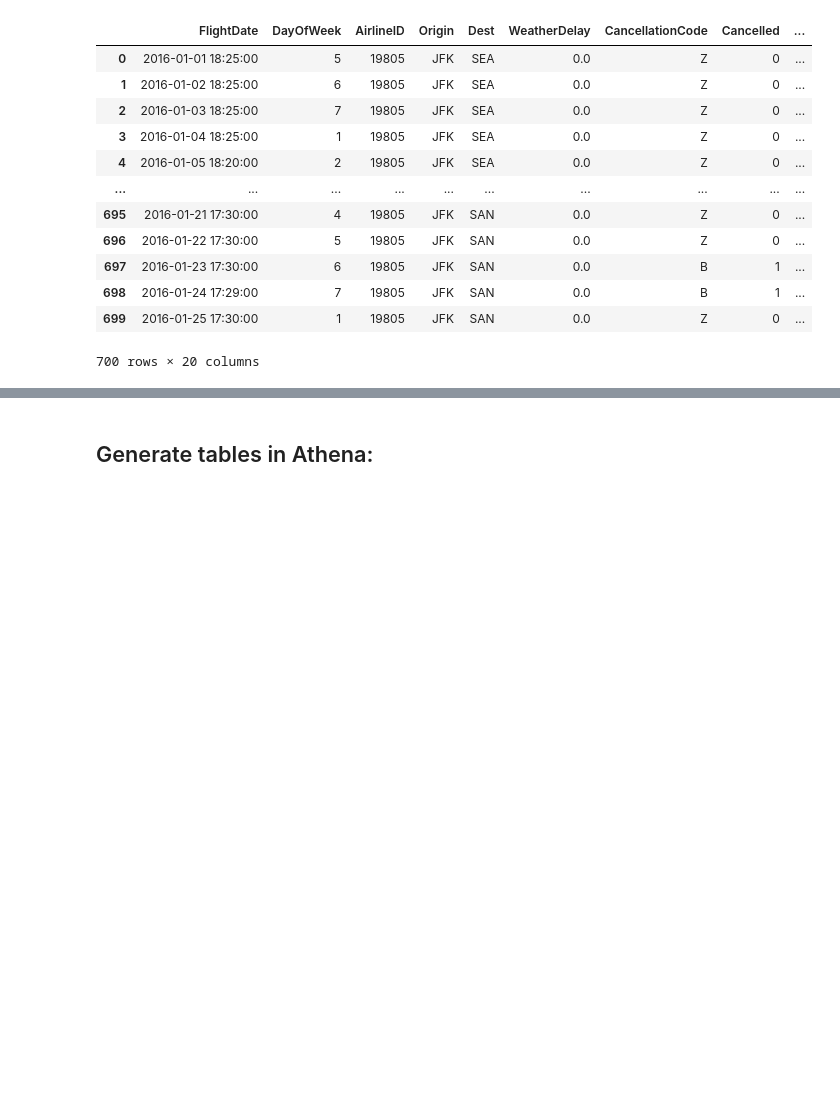
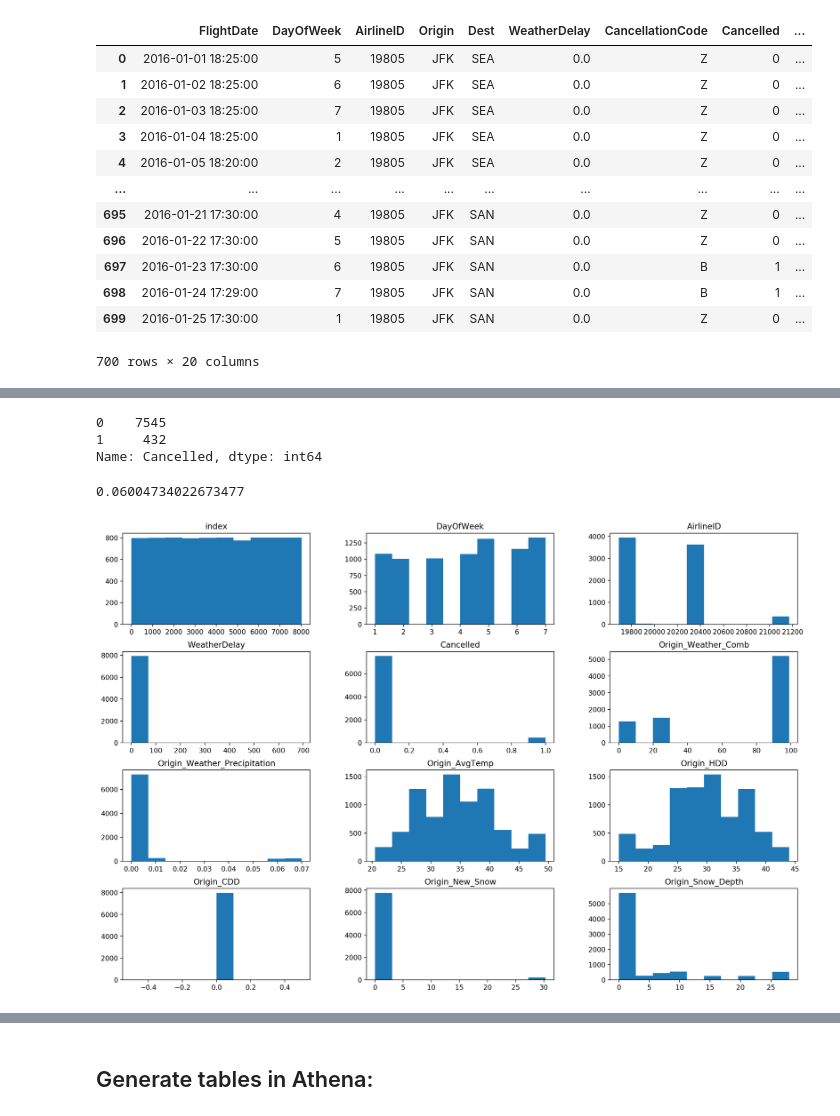
Before and after one commit to fausa/ADS508, a Jupyter notebook: Susy_EDA.ipynb, the cells around one changed output, grey strips where cells are left out. Saved outputs shown, nothing was run; the diff lists cells and outputs as text; code cells hidden in the pictures; blank space fills up the shorter version.

```diff
--- a/Susy_EDA.ipynb
+++ b/Susy_EDA.ipynb
@@ -546,0 +562,13 @@ JFK_Flights_FS.to_csv('s3://sagemaker-us-east-1-993410942383/content-project/air
+# %%
+JFK_Flights_FS_pre_df= pd.read_csv('s3://sagemaker-us-east-1-993410942383/content-project/airline_data/JFK_Flight_Weather_Data_FinalSet/JFK_Flight_Weather_Data_FinalSet.csv')
+#JFK_Flights_FS_pre_df.head()
+# %%
+# Take only those records that were either NOT canceled (code "Z")
+# or canceled due to weather (code "B")
+
+JFK_Flights_Weather_susy=JFK_Flights_FS_pre_df[(JFK_Flights_FS_pre_df.CancellationCode == 'Z') | (JFK_Flights_FS_pre_df.CancellationCode == 'B')].reset_index()
+# %%
+JFK_Flights_FS_autopilot_df=JFK_Flights_Weather_susy.drop(['FlightDate', 'Unnamed: 0',
+                                                           'CancellationCode','Origin_Weather_Type',
+                                                           'Origin_Weather_Severity','Origin_MinTemp',
+                                                          'Origin_MaxTemp','Origin_DepTemp','WeatherDelay'], axis=1)
@@ -546,0 +577,18 @@ JFK_Flights_FS.to_csv('s3://sagemaker-us-east-1-993410942383/content-project/air
+# %%
+JFK_Flights_FS_autopilot_df['Cancelled'].value_counts()
+# %% [output]
+0    7545
+1     432
+Name: Cancelled, dtype: int64
+# %%
+482/(7545+482)
+# %% [output]
+0.06004734022673477
+# %%
+# Histogram of parameters in our data:
+
+# histograms
+JFK_Flights_FS_autopilot_df.hist(grid=False, figsize=(18,12))
+plt.show()
+# %% [output]
+[figure, added]
```
Also changed, not shown: parts of 20 cells of this notebook.
